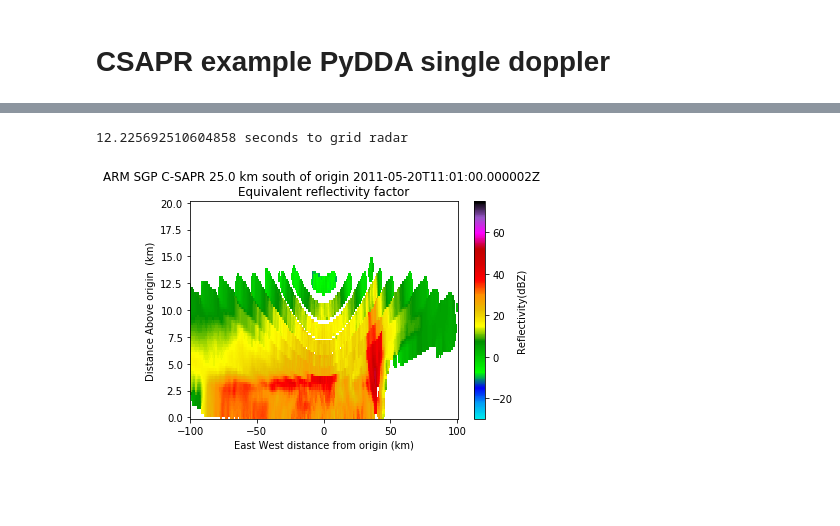
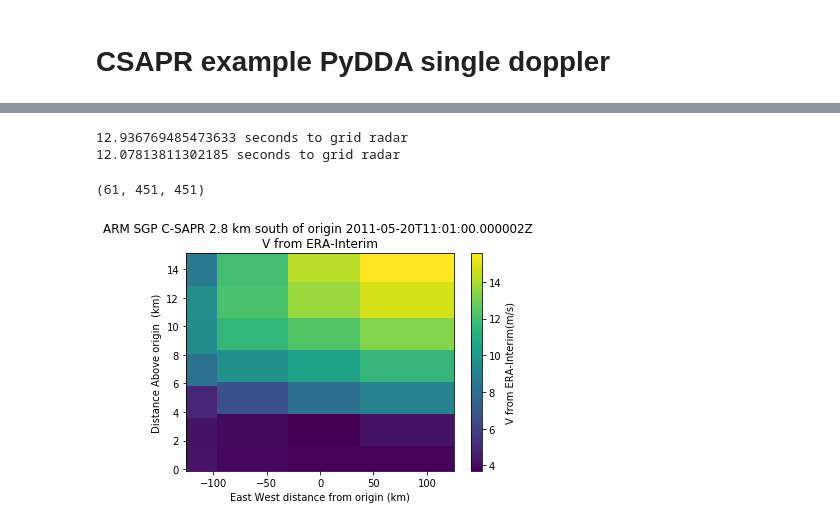
Before and after one commit to rcjackson/various_notebooks, a Jupyter notebook: PYDDA CSAPR example.ipynb, the cells around one changed output, grey strips where cells are left out. Cells and saved outputs as stored; diff of their text form; code cells hidden in the pictures; blank space fills up the shorter version.

```diff
--- a/PYDDA CSAPR example.ipynb
+++ b/PYDDA CSAPR example.ipynb
@@ -86,17 +146,25 @@ def grid_radar(radar, grid_shape=(20, 301, 301), xlim=(-150000, 150000),
         gatefilter=gatefilter)
     print(time.time() - bt, 'seconds to grid radar')
     return grid
-# %%
-xsapr.fields['reflectivity']["data"] = np.ma.masked_where(gatefilter.gate_excluded, xsapr.fields['reflectivity']["data"])
-the_grid = grid_radar(xsapr, grid_shape=(81, 401, 401), xlim=(-100000, 100000), ylim=(-100000, 100000),
-                      zlim=(0, 20000.), min_radius=250, h_factor=0.5, fields=['reflectivity', 'corrected_velocity'],
-                      gatefilter=gatefilter)
-# %% [output]
-12.225692510604858 seconds to grid radar
+# %%
+the_grid = grid_radar(xsapr, grid_shape=(61, 451, 451), xlim=(-125000, 125000), ylim=(-125000, 125000),
+                      zlim=(0, 15000.), min_radius=250, h_factor=1.0, fields=['reflectivity'],
+                      gatefilter=gatefilter_reflectivity)
+the_grid2 = grid_radar(xsapr, grid_shape=(61, 451, 451), xlim=(-125000, 125000), ylim=(-125000, 125000),
+                      zlim=(0, 15000.), min_radius=250, h_factor=1.0, fields=['corrected_velocity'],
+                      gatefilter=gatefilter)
+the_grid.fields["corrected_velocity"] = the_grid2.fields["corrected_velocity"].copy()
+# %% [output]
+12.936769485473633 seconds to grid radar
+12.07813811302185 seconds to grid radar
+# %%
+winds[0].fields["corrected_velocity"]["data"].shape
+# %% [output]
+(61, 451, 451)
 # %%
 display = pyart.graph.GridMapDisplay(the_grid)
 # %%
-display.plot_latitudinal_level("reflectivity", 150)
+display.plot_latitudinal_level("V_erainterim", 220)
 # %% [output]
-[figure, old version]
+[figure, new version]
 # %%
```
Also changed, not shown: parts of 34 cells of this notebook, 5 other files.
